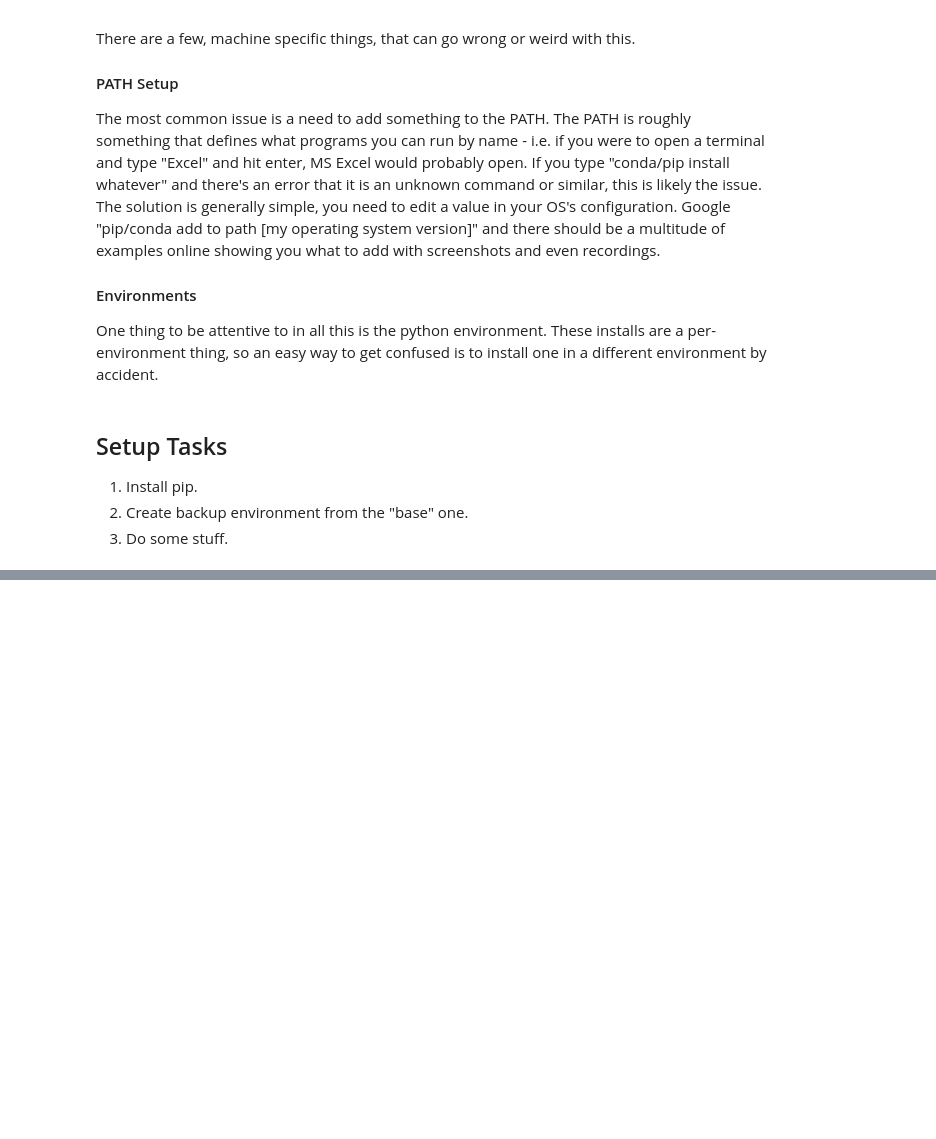
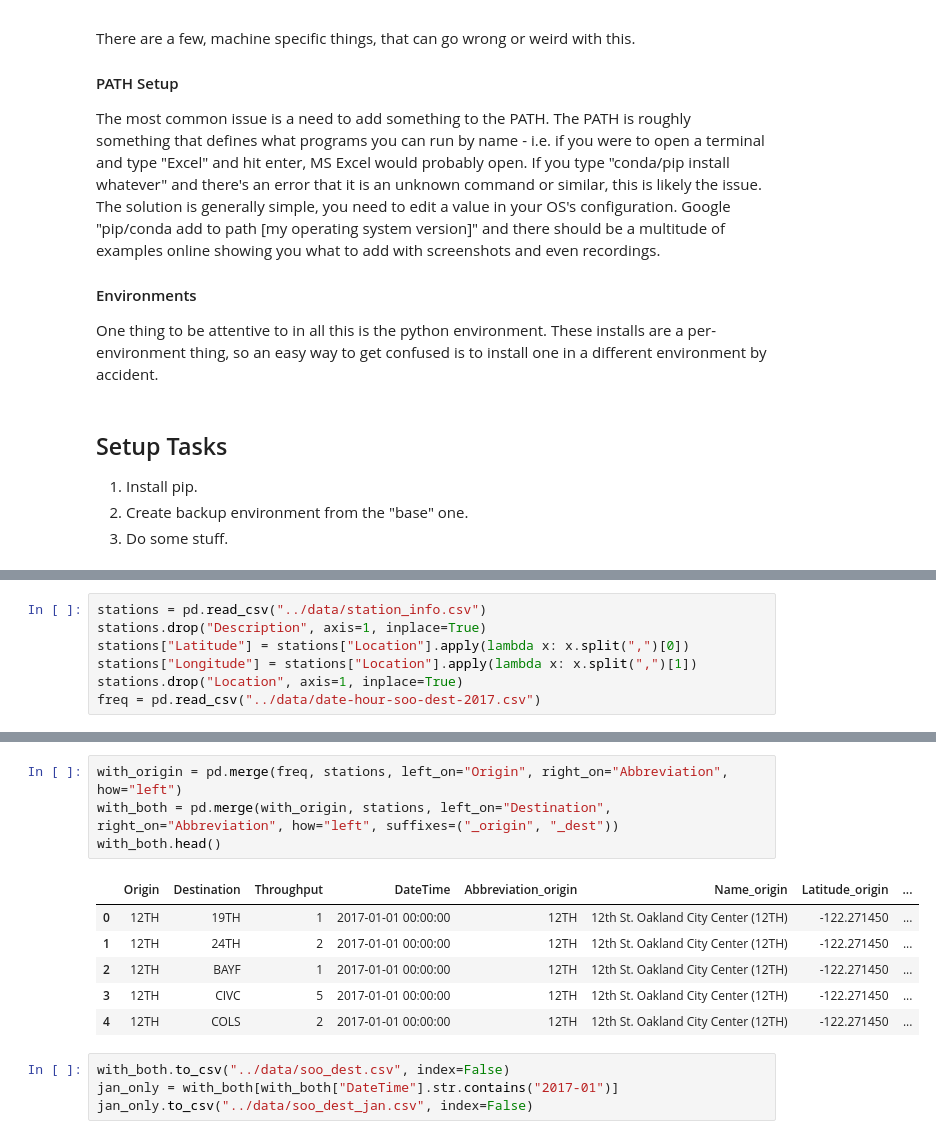
Before and after one commit to AkeemSemperDataScience/Programming_Basics_for_Machine_Learning_Students, a Jupyter notebook: workbooks/000_Setup.ipynb, the cells around one changed output, grey strips where cells are left out. Cells and saved outputs as stored; diff of their text form; blank space fills up the shorter version.

```diff
--- a/workbooks/000_Setup.ipynb
+++ b/workbooks/000_Setup.ipynb
@@ -273,0 +316,7 @@ One thing to be attentive to in all this is the python environment. These instal
+# %%
+stations = pd.read_csv("../data/station_info.csv")
+stations.drop("Description", axis=1, inplace=True)
+stations["Latitude"] = stations["Location"].apply(lambda x: x.split(",")[0])
+stations["Longitude"] = stations["Location"].apply(lambda x: x.split(",")[1])
+stations.drop("Location", axis=1, inplace=True)
+freq = pd.read_csv("../data/date-hour-soo-dest-2017.csv")
@@ -273,0 +341,15 @@ One thing to be attentive to in all this is the python environment. These instal
+# %%
+with_origin = pd.merge(freq, stations, left_on="Origin", right_on="Abbreviation", how="left")
+with_both = pd.merge(with_origin, stations, left_on="Destination", right_on="Abbreviation", how="left", suffixes=("_origin", "_dest"))
+with_both.head()
+# %% [output]
+|  | Origin | Destination | Throughput | DateTime | Abbreviation_origin | Name_origin | Latitude_origin | ... |
+| 0 | 12TH | 19TH | 1 | 2017-01-01 00:00:00 | 12TH | 12th St. Oakland City Center (12TH) | -122.271450 | ... |
+| 1 | 12TH | 24TH | 2 | 2017-01-01 00:00:00 | 12TH | 12th St. Oakland City Center (12TH) | -122.271450 | ... |
+| 2 | 12TH | BAYF | 1 | 2017-01-01 00:00:00 | 12TH | 12th St. Oakland City Center (12TH) | -122.271450 | ... |
+| 3 | 12TH | CIVC | 5 | 2017-01-01 00:00:00 | 12TH | 12th St. Oakland City Center (12TH) | -122.271450 | ... |
+| 4 | 12TH | COLS | 2 | 2017-01-01 00:00:00 | 12TH | 12th St. Oakland City Center (12TH) | -122.271450 | ... |
+# %%
+with_both.to_csv("../data/soo_dest.csv", index=False)
+jan_only = with_both[with_both["DateTime"].str.contains("2017-01")]
+jan_only.to_csv("../data/soo_dest_jan.csv", index=False)
```
Also changed, not shown: parts of 8 cells of this notebook, 7 other files.
